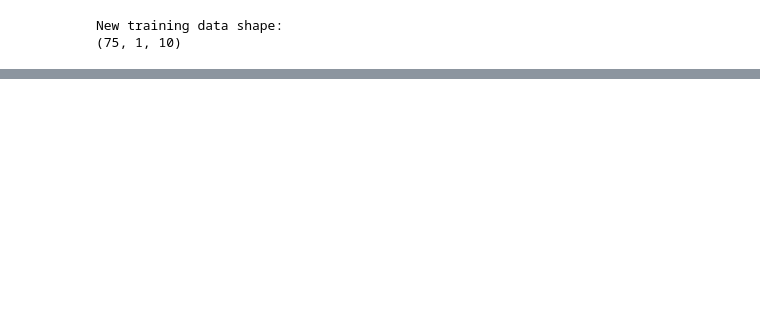
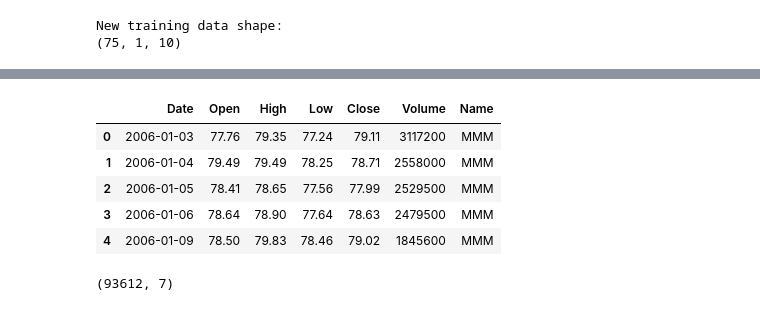
Before and after one commit to gazal-gupta/Deep_Learning, a Jupyter notebook: Univariate_Time_Series_InClass.ipynb, the cells around one changed output, grey strips where cells are left out. Cells and saved outputs as stored; diff of their text form; code cells hidden in the pictures; blank space fills up the shorter version.

```diff
--- a/Univariate_Time_Series_InClass.ipynb
+++ b/Univariate_Time_Series_InClass.ipynb
@@ -193,0 +242,13 @@ Test data score:  46.64037956581168
+# %%
+data_stocks.head()
+# %% [output]
+|  | Date | Open | High | Low | Close | Volume | Name |
+| 0 | 2006-01-03 | 77.76 | 79.35 | 77.24 | 79.11 | 3117200 | MMM |
+| 1 | 2006-01-04 | 79.49 | 79.49 | 78.25 | 78.71 | 2558000 | MMM |
+| 2 | 2006-01-05 | 78.41 | 78.65 | 77.56 | 77.99 | 2529500 | MMM |
+| 3 | 2006-01-06 | 78.64 | 78.90 | 77.64 | 78.63 | 2479500 | MMM |
+| 4 | 2006-01-09 | 78.50 | 79.83 | 78.46 | 79.02 | 1845600 | MMM |
+# %%
+data_stocks.shape
+# %% [output]
+(93612, 7)
```
Also changed, not shown: parts of 34 cells of this notebook.
